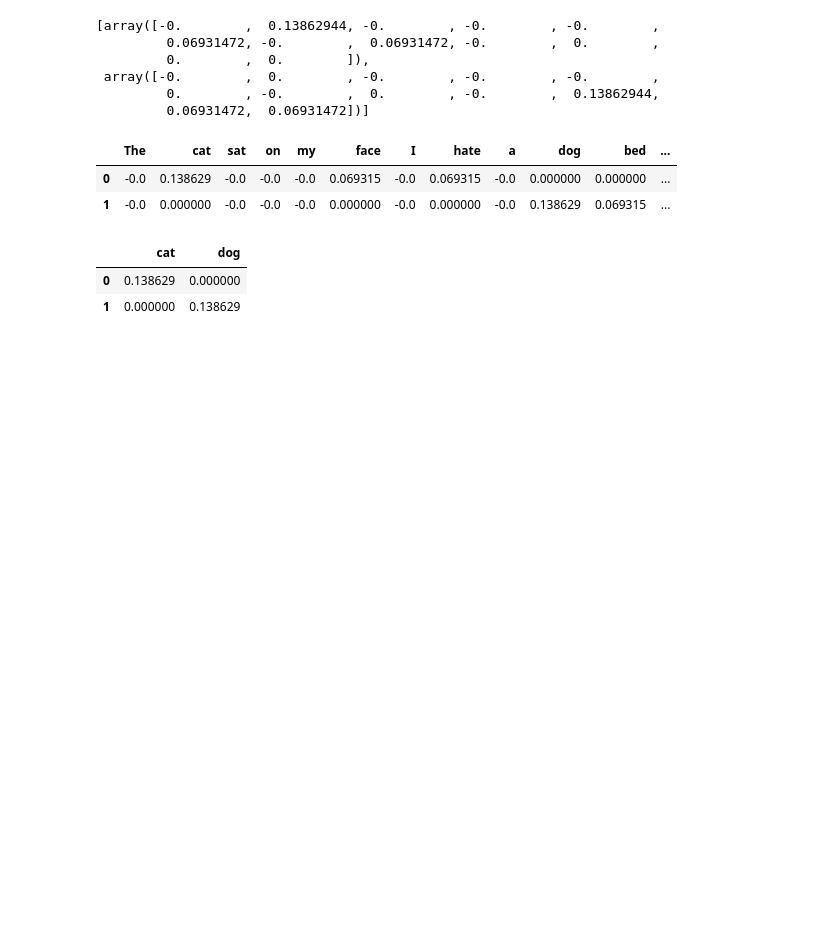
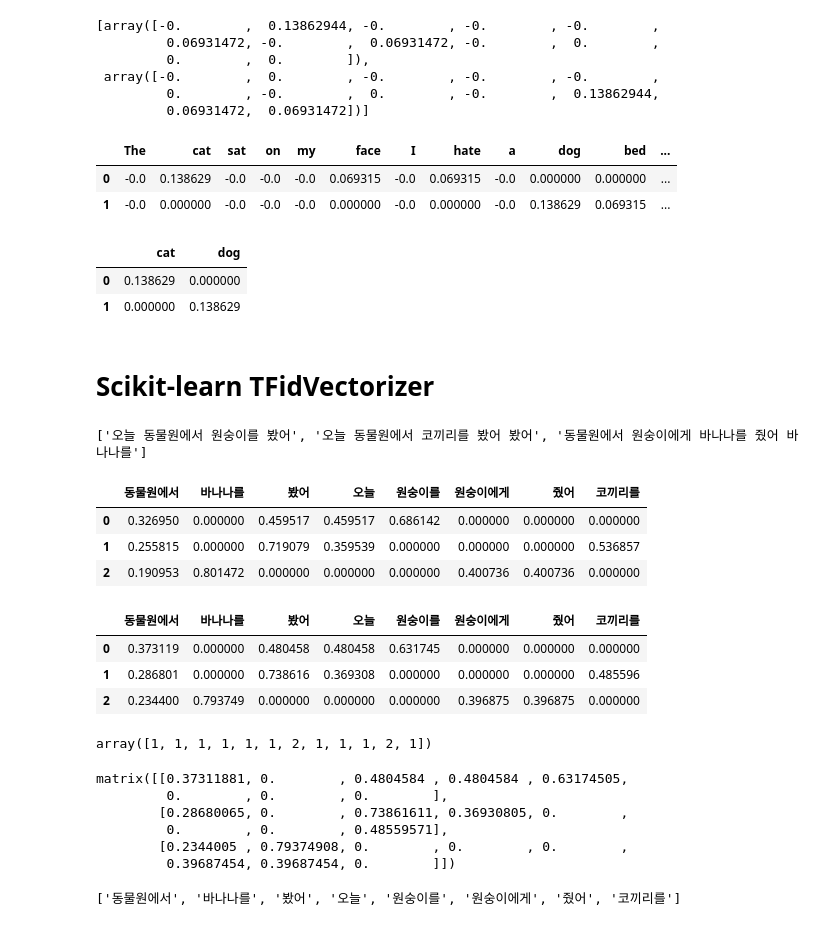
Before and after one commit to choigww/dev-mooc, a Jupyter notebook: data-science/asiae/practices-NLP/5-document-representation.ipynb, the cells around one changed output. Saved outputs shown, nothing was run; the diff lists cells and outputs as text; code cells hidden in the pictures; blank space fills up the shorter version.

```diff
--- a/data-science/asiae/practices-NLP/5-document-representation.ipynb
+++ b/data-science/asiae/practices-NLP/5-document-representation.ipynb
@@ -353,3 +352,5 @@ res_df2.iloc[:, best_tfidf_index]
 |  | cat | dog |
 | 0 | 0.138629 | 0.000000 |
 | 1 | 0.000000 | 0.138629 |
+# %% [markdown]
+# Scikit-learn TFidVectorizer
@@ -355,0 +359,52 @@ res_df2.iloc[:, best_tfidf_index]
+# %%
+docs
+# %% [output]
+['오늘 동물원에서 원숭이를 봤어', '오늘 동물원에서 코끼리를 봤어 봤어', '동물원에서 원숭이에게 바나나를 줬어 바나나를']
+# %%
+# smooth -> False
+tfidf_vectorizer = TfidfVectorizer(smooth_idf=False)
+tfidf = tfidf_vectorizer.fit_transform(docs)
+
+pd.DataFrame(tfidf.todense(),
+             columns=tfidf_vectorizer.get_feature_names())
+# %% [output]
+|  | 동물원에서 | 바나나를 | 봤어 | 오늘 | 원숭이를 | 원숭이에게 | 줬어 | 코끼리를 |
+| 0 | 0.326950 | 0.000000 | 0.459517 | 0.459517 | 0.686142 | 0.000000 | 0.000000 | 0.000000 |
+| 1 | 0.255815 | 0.000000 | 0.719079 | 0.359539 | 0.000000 | 0.000000 | 0.000000 | 0.536857 |
+| 2 | 0.190953 | 0.801472 | 0.000000 | 0.000000 | 0.000000 | 0.400736 | 0.400736 | 0.000000 |
+# %%
+# smooth -> True
+
+tfidf_vectorizer = TfidfVectorizer(smooth_idf=True)
+tfidf = tfidf_vectorizer.fit_transform(docs)
+
+pd.DataFrame(tfidf.todense(),
+             columns=tfidf_vectorizer.get_feature_names())
+# %% [output]
+|  | 동물원에서 | 바나나를 | 봤어 | 오늘 | 원숭이를 | 원숭이에게 | 줬어 | 코끼리를 |
+| 0 | 0.373119 | 0.000000 | 0.480458 | 0.480458 | 0.631745 | 0.000000 | 0.000000 | 0.000000 |
+| 1 | 0.286801 | 0.000000 | 0.738616 | 0.369308 | 0.000000 | 0.000000 | 0.000000 | 0.485596 |
+| 2 | 0.234400 | 0.793749 | 0.000000 | 0.000000 | 0.000000 | 0.396875 | 0.396875 | 0.000000 |
+# %%
+from sklearn.feature_extraction.text import CountVectorizer, TfidfTransformer
+
+count_vectorizer = CountVectorizer()
+DTM = count_vectorizer.fit_transform(docs)
+DTM.data
+# %% [output]
+array([1, 1, 1, 1, 1, 1, 2, 1, 1, 1, 2, 1])
+# %%
+tfidf_transformer = TfidfTransformer()
+tfidf = tfidf_transformer.fit_transform(DTM)
+tfidf.todense()
+# %% [output]
+matrix([[0.37311881, 0.        , 0.4804584 , 0.4804584 , 0.63174505,
+         0.        , 0.        , 0.        ],
+        [0.28680065, 0.        , 0.73861611, 0.36930805, 0.        ,
+         0.        , 0.        , 0.48559571],
+        [0.2344005 , 0.79374908, 0.        , 0.        , 0.        ,
+         0.39687454, 0.39687454, 0.        ]])
+# %%
+count_vectorizer.get_feature_names()
+# %% [output]
+['동물원에서', '바나나를', '봤어', '오늘', '원숭이를', '원숭이에게', '줬어', '코끼리를']
```
Also changed, not shown: parts of 17 cells of this notebook, 23 other files.
